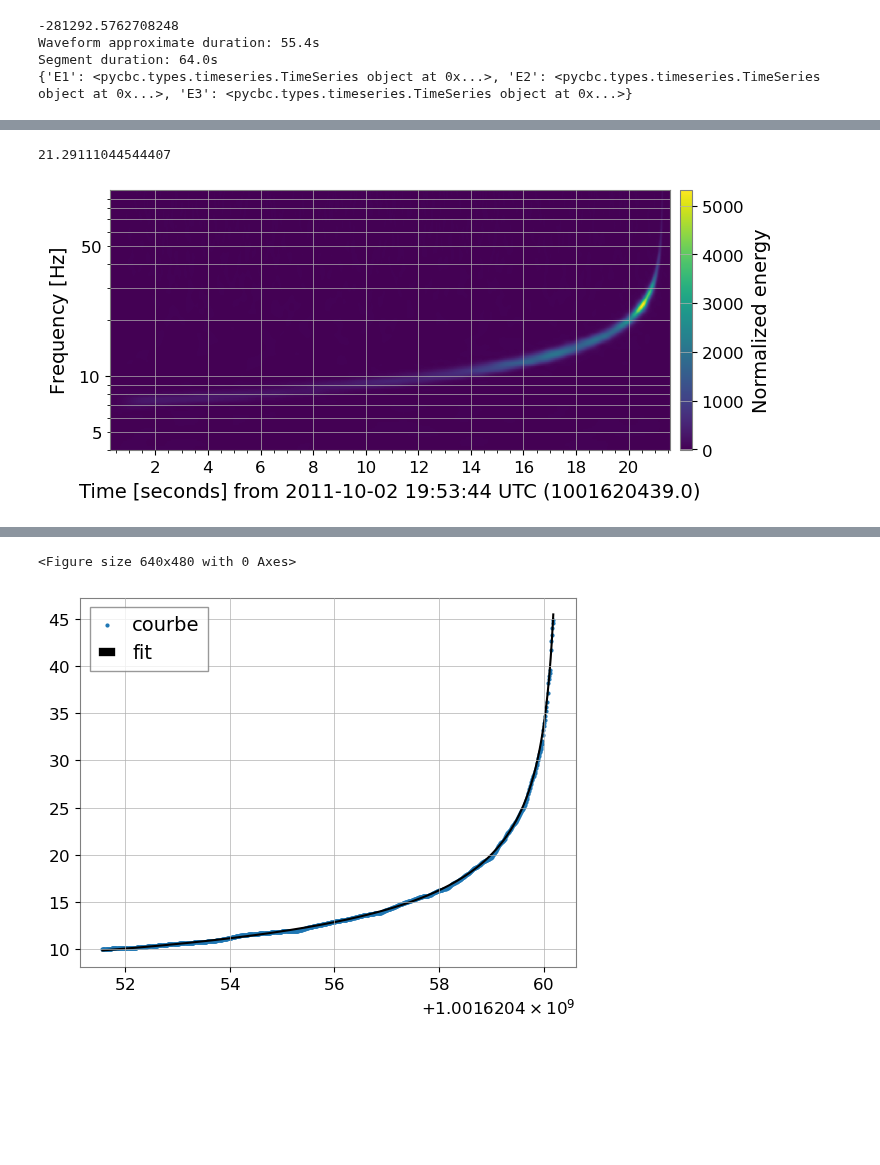
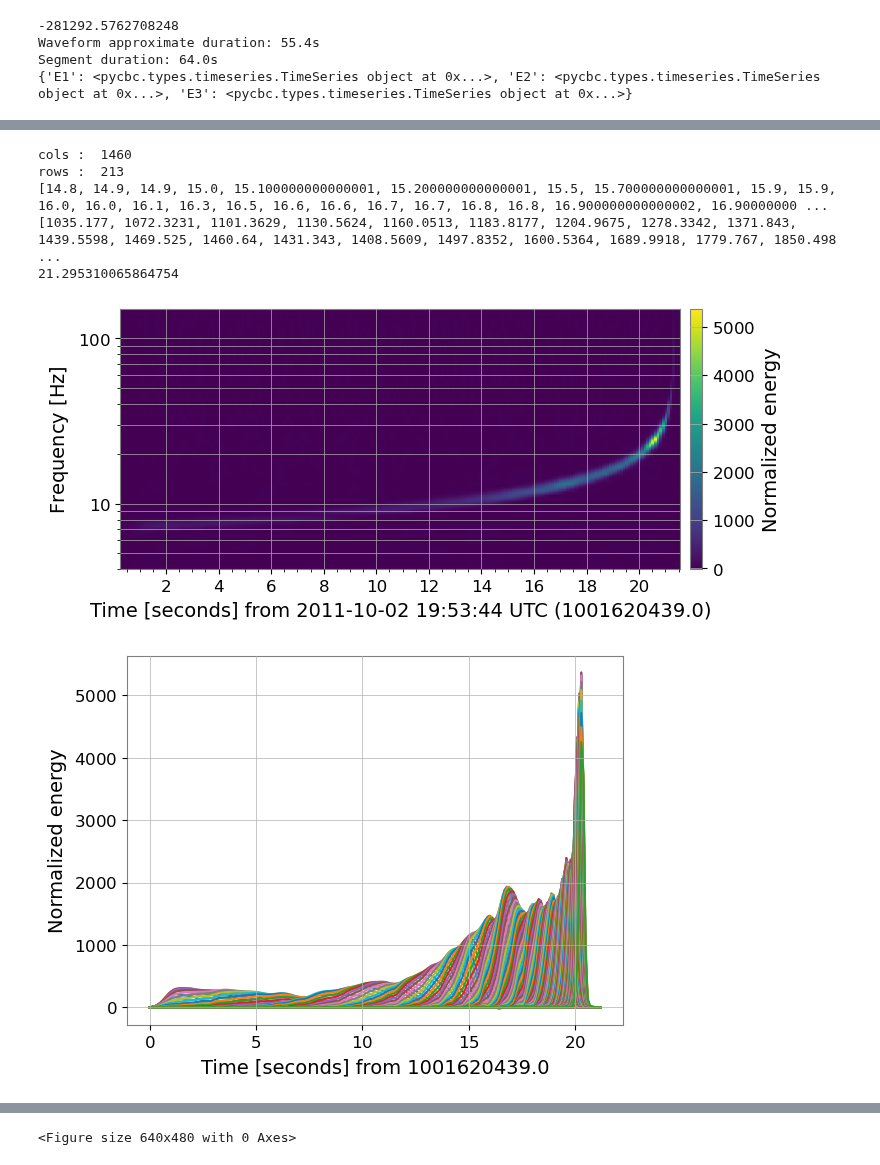
Before and after one commit to Glorieux-Victor/Internship_Victor_CBC_ET, a Jupyter notebook: code_Adrian/MLE_pipeline/src/plot_q_trasform.ipynb, the cells around one changed output, grey strips where cells are left out. Saved outputs shown, nothing was run; the diff lists cells and outputs as text; code cells hidden in the pictures; blank space fills up the shorter version.

```diff
--- a/code_Adrian/MLE_pipeline/src/plot_q_trasform.ipynb
+++ b/code_Adrian/MLE_pipeline/src/plot_q_trasform.ipynb
@@ -76,8 +76,14 @@ AttributeError: 'NoneType' object has no attribute 'any'
 # %%
 from fonctions import extract_mchirp_tc_spectro
 
-dict = extract_mchirp_tc_spectro(tsgwpy_reel_cut,'E1',show_fit=True)
+dict, x_, y_, y_fit = extract_mchirp_tc_spectro(tsgwpy_reel_cut,'E1',show_fit=True, path = '/home/victor/Internship_Victor_CBC_ET/images/',
+                                 init = (20*1.9884 * 10**30, 1001620450), q_lim = 1000, save_fig = False, show_slices=True )
 print(dict["mchirp"])
 # %% [output]
-21.29111044544407
+cols :  1460
+rows :  213
+[14.8, 14.9, 14.9, 15.0, 15.100000000000001, 15.200000000000001, 15.5, 15.700000000000001, 15.9, 15.9, 16.0, 16.0, 16.1, 16.3, 16.5, 16.6, 16.6, 16.7, 16.7, 16.8, 16.8, 16.900000000000002, 16.90000000 ...
+[1035.177, 1072.3231, 1101.3629, 1130.5624, 1160.0513, 1183.8177, 1204.9675, 1278.3342, 1371.843, 1439.5598, 1469.525, 1460.64, 1431.343, 1408.5609, 1497.8352, 1600.5364, 1689.9918, 1779.767, 1850.498 ...
+21.295310065864754
-[figure, old version]
+[figure, new version]
+[figure, new version]
@@ -84,2 +92 @@ print(dict["mchirp"])
 <Figure size 640x480 with 0 Axes>
-[figure, old version]
```
Also changed, not shown: parts of 2 cells of this notebook, 12 other files.
